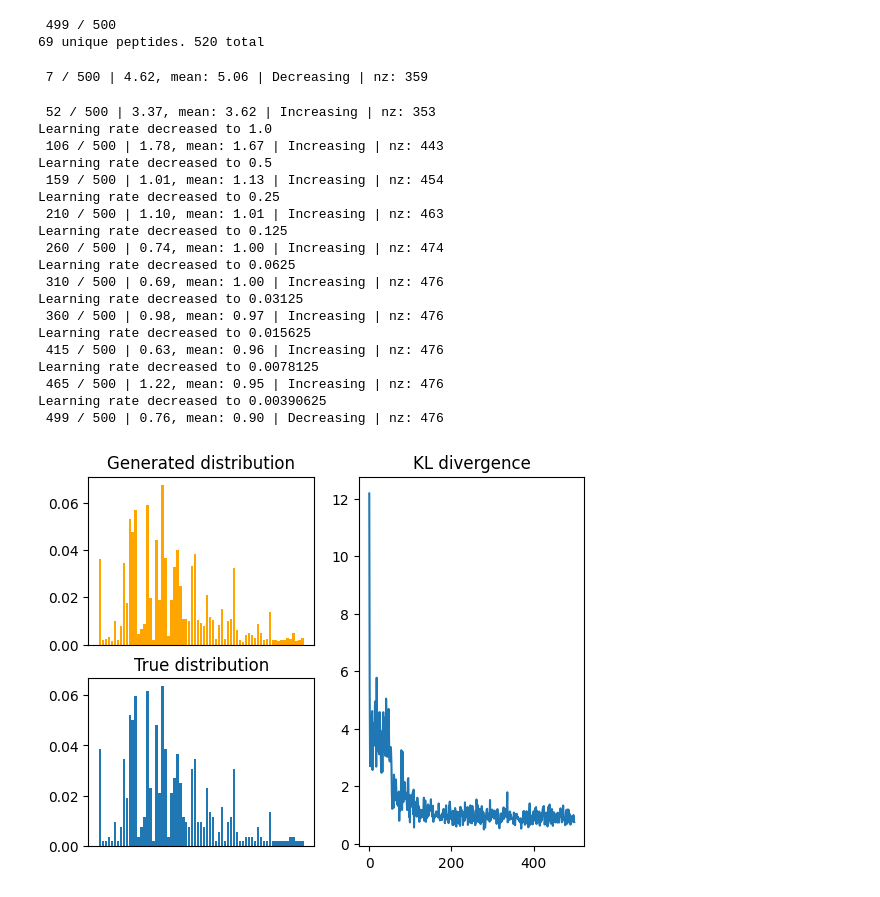
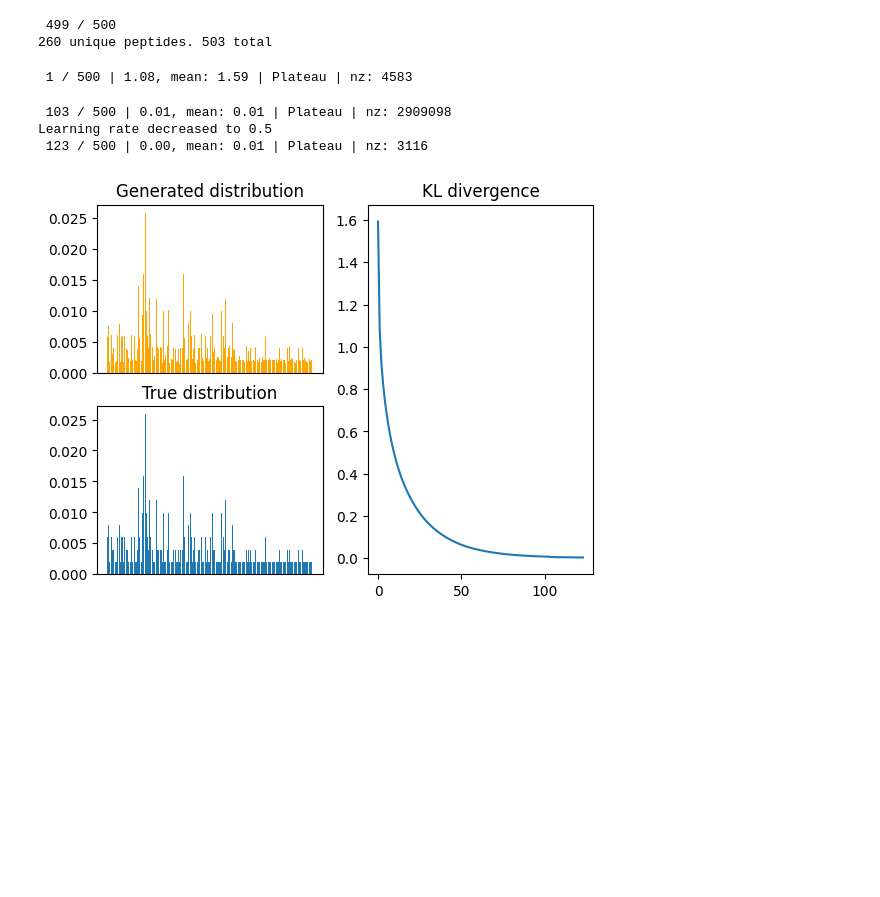
Before and after one commit to ErikHartman/disassembly, a Jupyter notebook: src/weight_estimation.ipynb, the cells around one changed output. Drawn from its saved outputs; the diff is of its cells as text; code cells hidden in the pictures; blank space fills up the shorter version.

```diff
--- a/src/weight_estimation.ipynb
+++ b/src/weight_estimation.ipynb
@@ -9,84 +9,67 @@ enzymes = enzyme_set(
         enzyme({"K": 0.5, "R": 0.5}, "trypsin"),
         enzyme({"V": 0.5, "I": 0.25, "A": 0.15, "T": 0.1}, "elne"),
     ],
-    [1, 0, 0],  # activities
-    [1, 0, 0],  # abundances
+    [1, 1, 1],  # activities
+    [1, 1, 1],  # abundances
 )
 
 
 P, sequence_graph = simulate_proteolysis(
     pr39,
-    n_start=20,
+    n_start=3,
     n_generate=500,
-    endo_or_exo_probability=[0.1, 0.9],
+    endo_or_exo_probability=[0.9, 0.1],
     enzymes=enzymes,
 )
 # %% [output]
  499 / 500
-69 unique peptides. 520 total
+260 unique peptides. 503 total
 # %%
 from disassembly.estimate_weights import estimate_weights
 
 G, kls, generated, weights = estimate_weights(
     P=P,
     meta_enzyme=enzymes.meta_enzyme,
-    exo_mult_factor=10,
-    lr=2,
+    exo_mult_factor=1,
+    lr=1,
     n_iterations=500,
-    N_T=200,
     alpha=0.05,
 )
 
 fig, axs = plt.subplot_mosaic(
     [["generated", "kl"], ["true", "kl"]], width_ratios=[2, 2]
 )
 
 generated_sum = {k: 0 for k in generated[0].keys()}
 
 for p_generated in [
     generated[i]
     for i in range(
         len(generated.keys()) - int(len(generated.keys()) / 20), len(generated.keys())
     )
 ]:
     for k, v in p_generated.items():
         generated_sum[k] += v / 20
 
 axs["true"].bar(P.keys(), [v / sum(P.values()) for v in P.values()])
 axs["generated"].bar(
     generated_sum.keys(),
     [v / sum(generated_sum.values()) for v in generated_sum.values()],
     color="orange",
 )
 axs["kl"].plot(kls)
 axs["true"].set_title("True distribution")
 axs["generated"].set_title(f"Generated distribution")
 axs["kl"].set_title("KL divergence")
 axs["true"].set_xticks([])
 axs["generated"].set_xticks([])
 plt.show()
 # %% [output]
- 7 / 500 | 4.62, mean: 5.06 | Decreasing | nz: 359
+ 1 / 500 | 1.08, mean: 1.59 | Plateau | nz: 4583
- 52 / 500 | 3.37, mean: 3.62 | Increasing | nz: 353
-Learning rate decreased to 1.0
- 106 / 500 | 1.78, mean: 1.67 | Increasing | nz: 443
+ 103 / 500 | 0.01, mean: 0.01 | Plateau | nz: 2909098
 Learning rate decreased to 0.5
- 159 / 500 | 1.01, mean: 1.13 | Increasing | nz: 454
-Learning rate decreased to 0.25
- 210 / 500 | 1.10, mean: 1.01 | Increasing | nz: 463
-Learning rate decreased to 0.125
- 260 / 500 | 0.74, mean: 1.00 | Increasing | nz: 474
-Learning rate decreased to 0.0625
- 310 / 500 | 0.69, mean: 1.00 | Increasing | nz: 476
-Learning rate decreased to 0.03125
- 360 / 500 | 0.98, mean: 0.97 | Increasing | nz: 476
-Learning rate decreased to 0.015625
- 415 / 500 | 0.63, mean: 0.96 | Increasing | nz: 476
-Learning rate decreased to 0.0078125
- 465 / 500 | 1.22, mean: 0.95 | Increasing | nz: 476
-Learning rate decreased to 0.00390625
- 499 / 500 | 0.76, mean: 0.90 | Decreasing | nz: 476
+ 123 / 500 | 0.00, mean: 0.01 | Plateau | nz: 3116
-[figure, old version]
+[figure, new version]
 # %%
 import numpy as np
 
```
Also changed, not shown: parts of 6 cells of this notebook, 8 other files.
